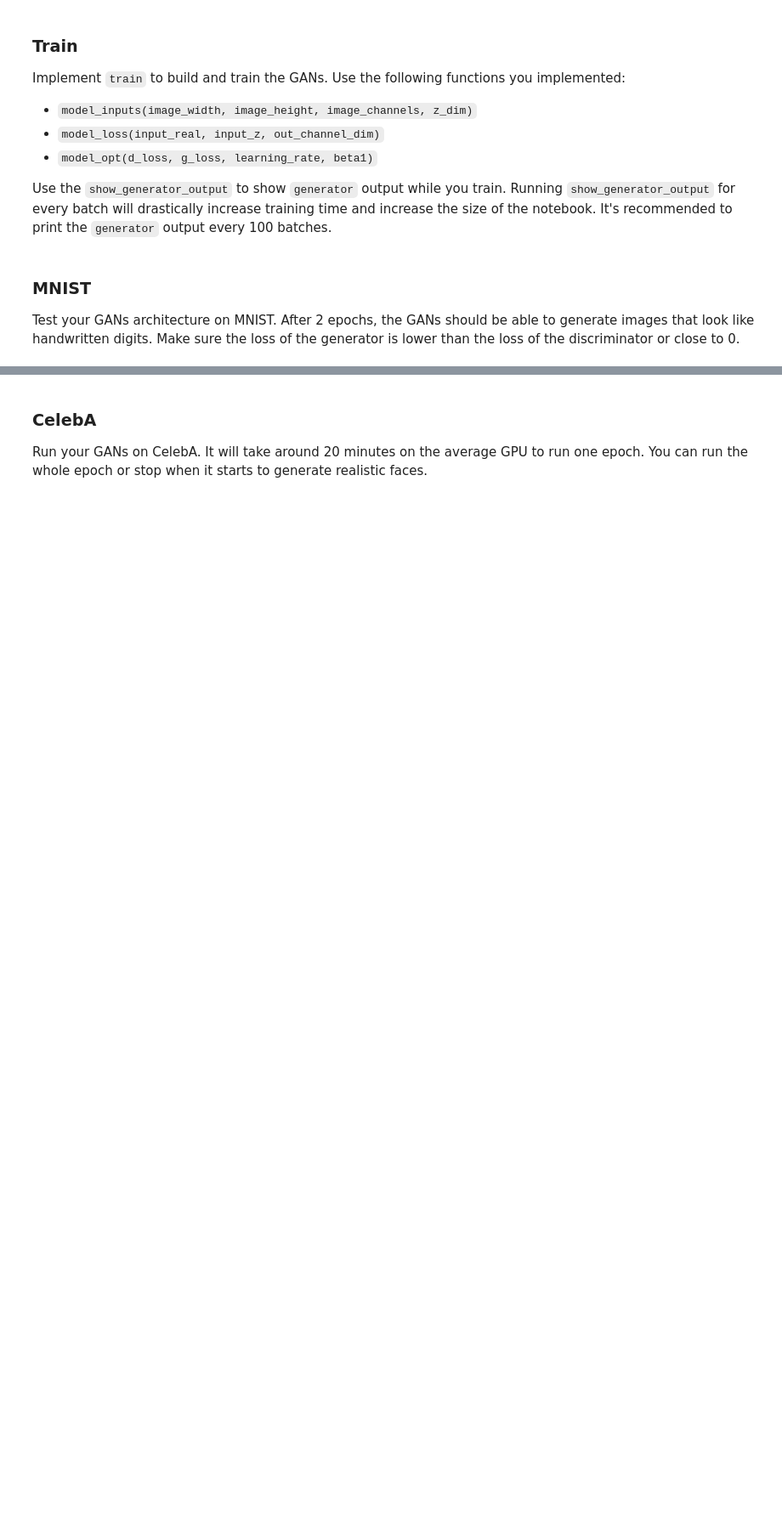
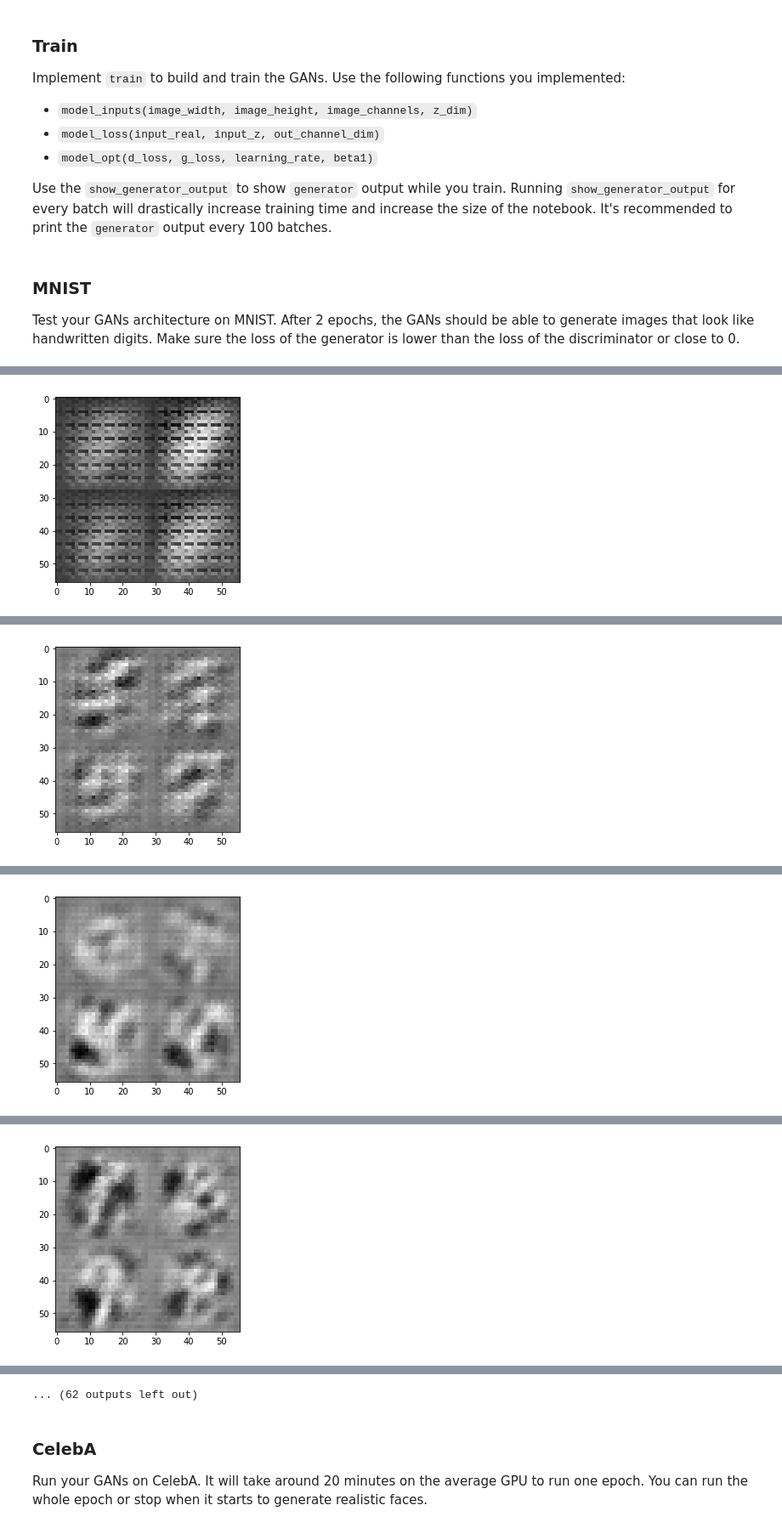
Before and after one commit to sarathid/Scripts, a Jupyter notebook: Deep_learning_ND/face_generation/dlnd_face_generation.ipynb, the cells around one changed output, grey strips where cells are left out. Shown at 85% size. Saved outputs shown, nothing was run; the diff lists cells and outputs as text; code cells hidden in the pictures; blank space fills up the shorter version.

```diff
--- a/Deep_learning_ND/face_generation/dlnd_face_generation.ipynb
+++ b/Deep_learning_ND/face_generation/dlnd_face_generation.ipynb
@@ -115,11 +117,11 @@ def model_inputs(image_width, image_height, image_channels, z_dim):
     :return: Tuple of (tensor of real input images, tensor of z data, learning rate)
     """
     # TODO: Implement Function
-    real_image = tf.placeholder(tf.float32, (None, image_width, image_height, image_channels))
-    z = tf.placeholder(tf.float32, (None, z_dim))
+    input_real = tf.placeholder(tf.float32, (None, image_width, image_height, image_channels))
+    input_z = tf.placeholder(tf.float32, (None, z_dim))
     learning_rate = tf.placeholder(tf.float32)
 
-    return real_image, z, learning_rate
+    return input_real, input_z, learning_rate
 
 
 """
@@ -279,8 +301,8 @@ def model_opt(d_loss, g_loss, learning_rate, beta1):
     d_vars = [var for var in t_vars if var.name.startswith('discriminator')]
     g_vars = [var for var in t_vars if var.name.startswith('generator')]
 
-    d_train_opt = tf.train.AdamOptimizer(learning_rate, beta1=beta1).minimize(d_loss, var_list=d_vars)
-    g_train_opt = tf.train.AdamOptimizer(learning_rate, beta1=beta1).minimize(g_loss, var_list=g_vars)
+    d_train_opt = tf.train.AdamOptimizer(learning_rate=learning_rate, beta1=beta1).minimize(d_loss, var_list=d_vars)
+    g_train_opt = tf.train.AdamOptimizer(learning_rate=learning_rate, beta1=beta1).minimize(g_loss, var_list=g_vars)
 
     return d_train_opt, g_train_opt
 
@@ -347,10 +369,10 @@ def train(epoch_count, batch_size, z_dim, learning_rate, beta1, get_batches, dat
     steps = 0
     _, img_width, img_height, img_channels = data_shape
 
-    real_input, z_input, lr = model_inputs(
+    real_input, input_z, lr = model_inputs(
         img_width, img_height, img_channels, z_dim)
 
-    d_loss, g_loss = model_loss(real_input, z_input, img_channels)
+    d_loss, g_loss = model_loss(real_input, input_z, img_channels)
     d_train_opt, g_train_opt = model_opt(d_loss, g_loss, lr, beta1)
 
     with tf.Session() as sess:
@@ -362,25 +384,25 @@ def train(epoch_count, batch_size, z_dim, learning_rate, beta1, get_batches, dat
 
                 batch_z = np.random.uniform(-1, 1, size=(batch_size, z_dim))
 
-                _ = sess.run(d_train_opt, feed_dict={real_input: batch_images, z_input: batch_z,lr: learning_rate})
-                _ = sess.run(g_train_opt, feed_dict={z_input: batch_z, lr: learning_rate})
+                _ = sess.run(d_train_opt, feed_dict={real_input: batch_images, input_z: batch_z,lr: learning_rate})
+                _ = sess.run(g_train_opt, feed_dict={input_z: batch_z, lr: learning_rate})
 
-                if steps % 100 == 0:
-                    loss_d = d_loss.eval({input_z: batch_z, input_real: batch_images})
-                    loss_g = g_loss.eval({input_z: batch_z})
+                if steps % 50 == 0:
+                    train_loss_d = d_loss.eval({real_input: batch_images, input_z: batch_z})
+                    train_loss_g = g_loss.eval({input_z: batch_z})
 
                     print("Epoch NUmber {}/{}...".format(epoch_i+1, epochs),
                           "Discrim Loss: {:.4f}...".format(train_loss_d),
                           "Generator Loss: {:.4f}".format(train_loss_g))
 
-                    show_generator_output(sess, 1, input_z, img_channels, data_image_mode)
+                    show_generator_output(sess, 4, input_z, img_channels, data_image_mode)
 # %% [markdown]
 ### MNIST
 Test your GANs architecture on MNIST.  After 2 epochs, the GANs should be able to generate images that look like handwritten digits.  Make sure the loss of the generator is lower than the loss of the discriminator or close to 0.
 # %%
-batch_size = 128
+batch_size = 64
 z_dim = 100
-learning_rate = 0.002
+learning_rate = 0.001
 beta1 = 0.5
 
 
@@ -397,0 +420 @@ KeyboardInterrupt:
+[figure, added]
@@ -397,0 +422 @@ KeyboardInterrupt:
+[figure, added]
@@ -397,0 +424 @@ KeyboardInterrupt:
+[figure, added]
@@ -397,0 +426 @@ KeyboardInterrupt:
+[figure, added]
@@ -398,3 +431,4 @@ KeyboardInterrupt:
+... (62 outputs left out)
 # %% [markdown]
 ### CelebA
 Run your GANs on CelebA.  It will take around 20 minutes on the average GPU to run one epoch.  You can run the whole epoch or stop when it starts to generate realistic faces.
```
Also changed, not shown: parts of 8 cells of this notebook, 1 other file.
